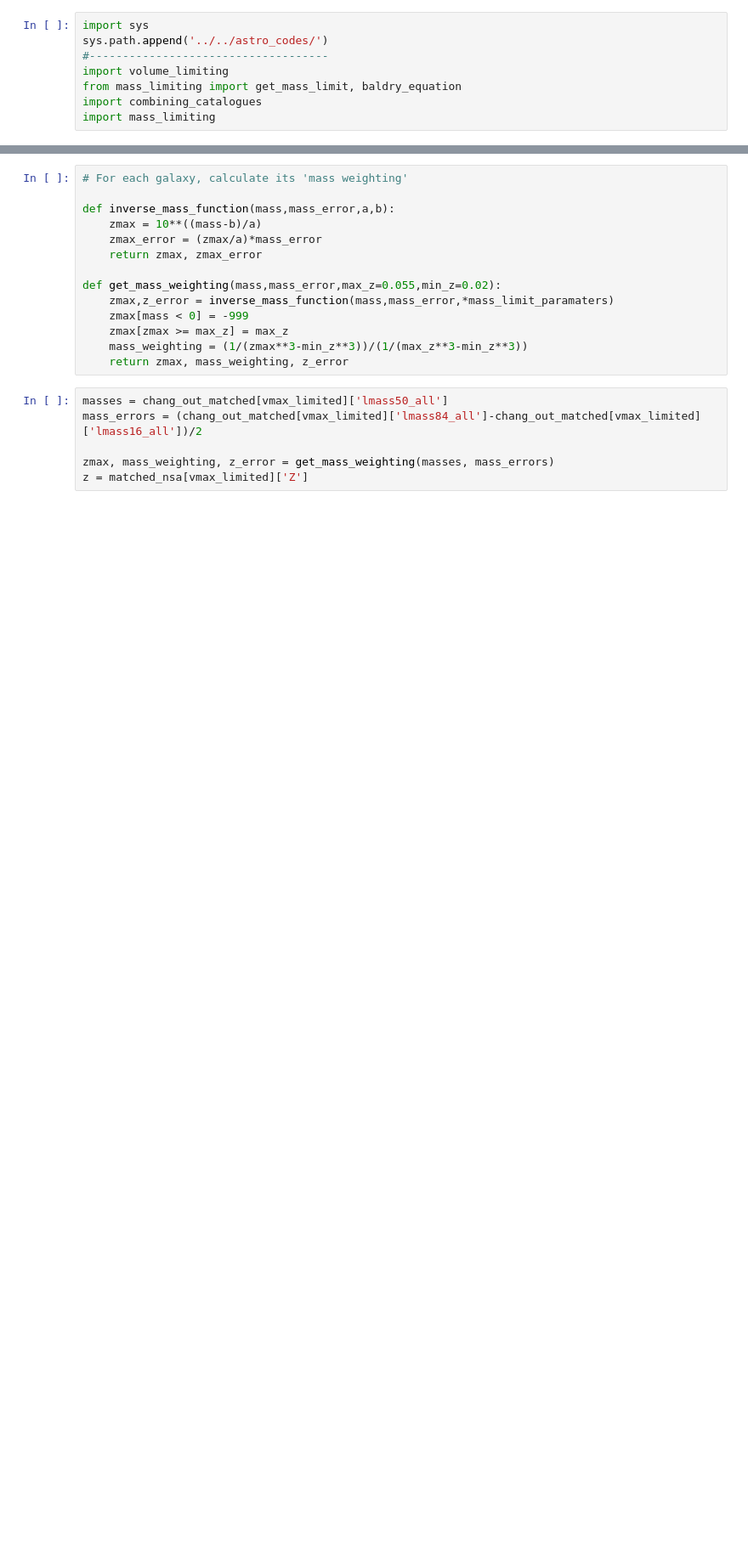
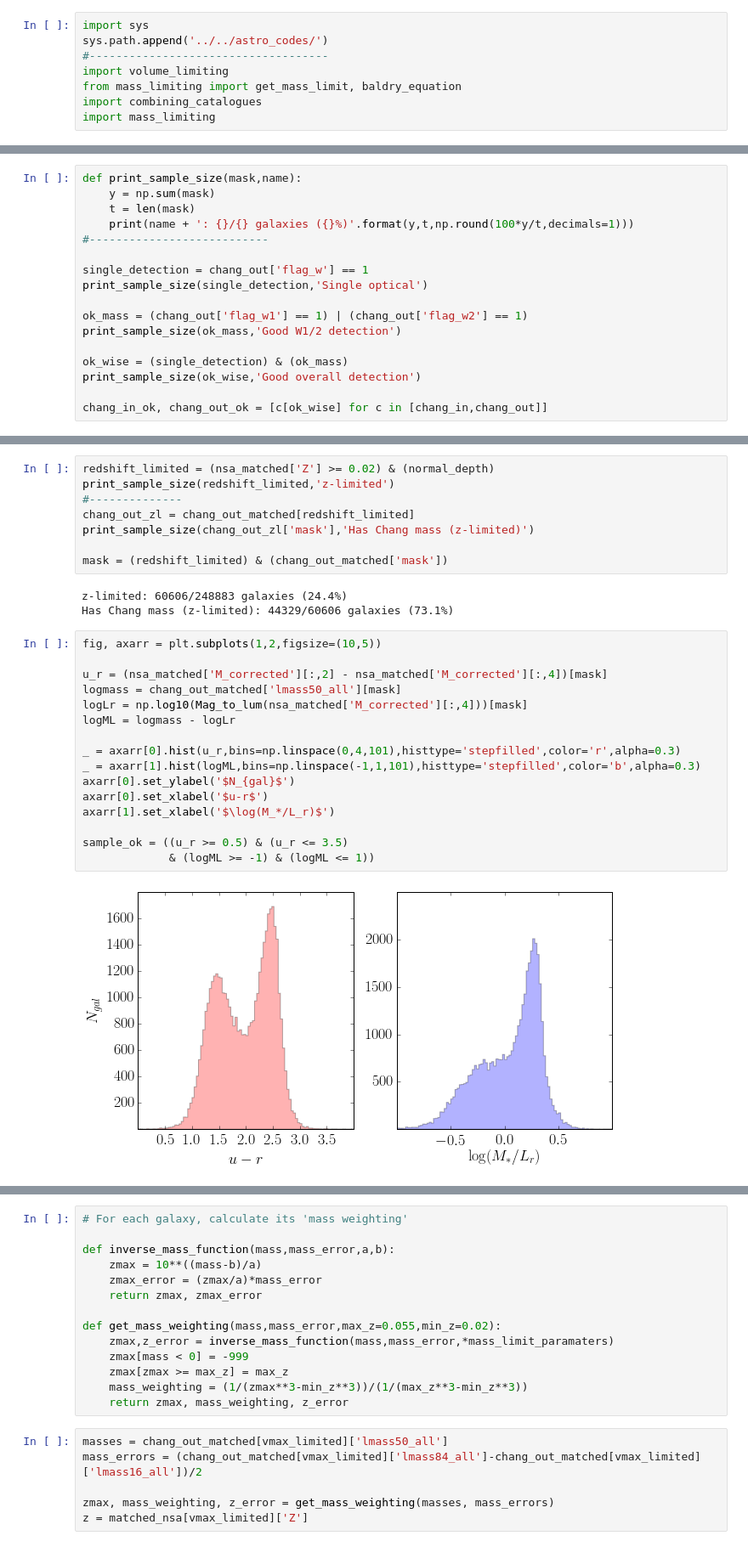
Before and after one commit to RossHart/Gas-SF, a Jupyter notebook: SF/sample_selection.ipynb, the cells around one changed output, grey strips where cells are left out. Shown at 85% size. Drawn from its saved outputs; the diff is of its cells as text; blank space fills up the shorter version.

```diff
--- a/SF/sample_selection.ipynb
+++ b/SF/sample_selection.ipynb
@@ -450,0 +82,17 @@ print_sample_size(vmax_limited,'Vmax-limited')
+# %%
+def print_sample_size(mask,name):
+    y = np.sum(mask)
+    t = len(mask)
+    print(name + ': {}/{} galaxies ({}%)'.format(y,t,np.round(100*y/t,decimals=1)))
+#---------------------------
+
+single_detection = chang_out['flag_w'] == 1
+print_sample_size(single_detection,'Single optical')
+
+ok_mass = (chang_out['flag_w1'] == 1) | (chang_out['flag_w2'] == 1)
+print_sample_size(ok_mass,'Good W1/2 detection')
+
+ok_wise = (single_detection) & (ok_mass)
+print_sample_size(ok_wise,'Good overall detection')
+
+chang_in_ok, chang_out_ok = [c[ok_wise] for c in [chang_in,chang_out]]
@@ -450,0 +265,29 @@ print_sample_size(vmax_limited,'Vmax-limited')
+# %%
+redshift_limited = (nsa_matched['Z'] >= 0.02) & (normal_depth)
+print_sample_size(redshift_limited,'z-limited')
+#--------------
+chang_out_zl = chang_out_matched[redshift_limited]
+print_sample_size(chang_out_zl['mask'],'Has Chang mass (z-limited)')
+
+mask = (redshift_limited) & (chang_out_matched['mask'])
+# %% [output]
+z-limited: 60606/248883 galaxies (24.4%)
+Has Chang mass (z-limited): 44329/60606 galaxies (73.1%)
+# %%
+fig, axarr = plt.subplots(1,2,figsize=(10,5))
+
+u_r = (nsa_matched['M_corrected'][:,2] - nsa_matched['M_corrected'][:,4])[mask]
+logmass = chang_out_matched['lmass50_all'][mask]
+logLr = np.log10(Mag_to_lum(nsa_matched['M_corrected'][:,4]))[mask]
+logML = logmass - logLr
+
+_ = axarr[0].hist(u_r,bins=np.linspace(0,4,101),histtype='stepfilled',color='r',alpha=0.3)
+_ = axarr[1].hist(logML,bins=np.linspace(-1,1,101),histtype='stepfilled',color='b',alpha=0.3)
+axarr[0].set_ylabel('$N_{gal}$')
+axarr[0].set_xlabel('$u-r$')
+axarr[1].set_xlabel('$\log(M_*/L_r)$')
+
+sample_ok = ((u_r >= 0.5) & (u_r <= 3.5)
+             & (logML >= -1) & (logML <= 1))
+# %% [output]
+[figure, added]
```
Also changed, not shown: parts of 64 cells of this notebook, 1 other file.
